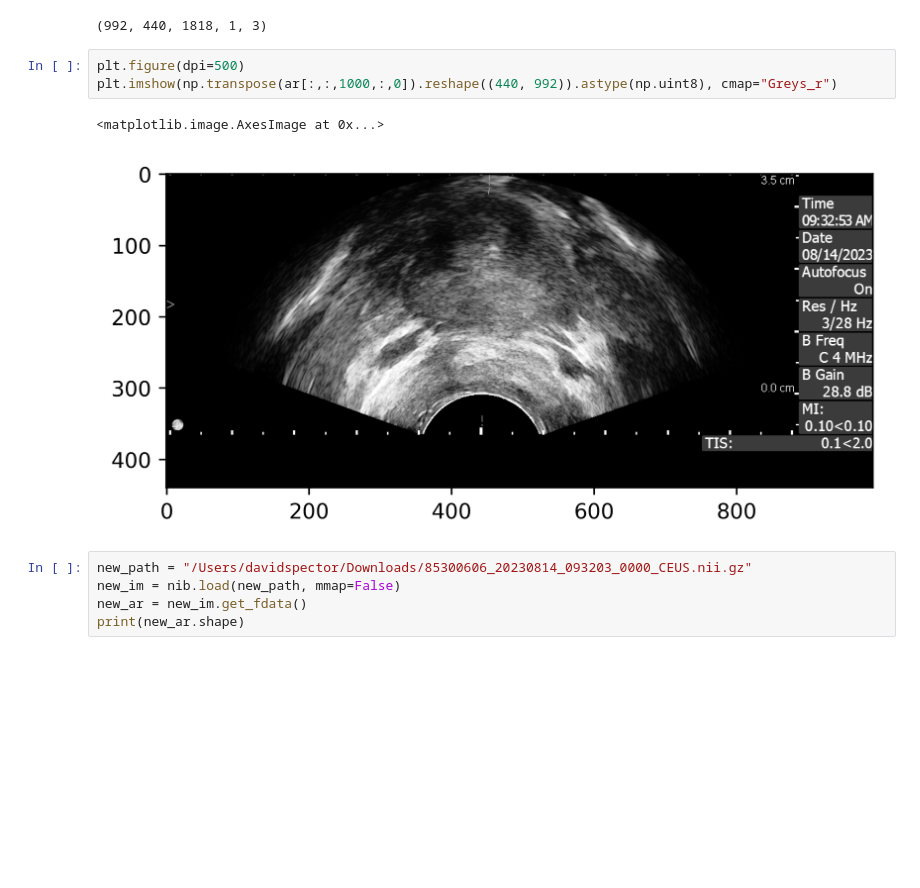
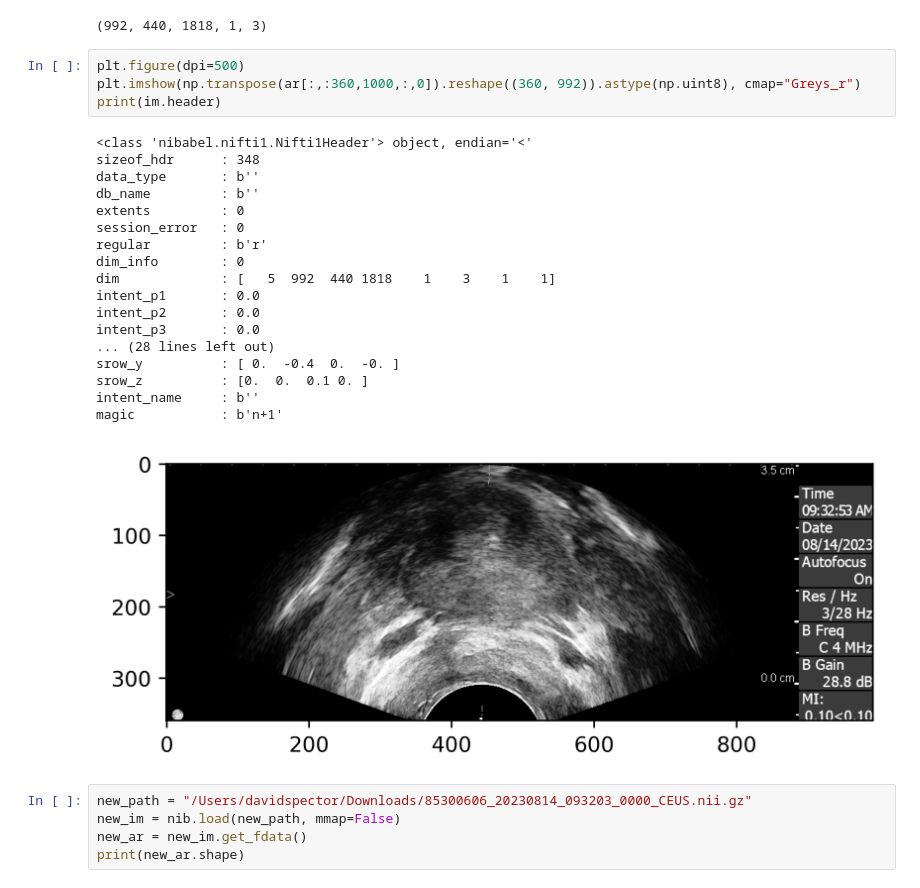
Before and after one commit to azifan/Qultra, a Jupyter notebook: testNifti.ipynb, the cells around one changed output. Saved outputs shown, nothing was run; the diff lists cells and outputs as text; blank space fills up the shorter version.

Commit message:
Playing with testNifti

```diff
--- a/testNifti.ipynb
+++ b/testNifti.ipynb
@@ -13,10 +13,27 @@ print(ar.shape)
 (992, 440, 1818, 1, 3)
 # %%
 plt.figure(dpi=500)
-plt.imshow(np.transpose(ar[:,:,1000,:,0]).reshape((440, 992)).astype(np.uint8), cmap="Greys_r")
+plt.imshow(np.transpose(ar[:,:360,1000,:,0]).reshape((360, 992)).astype(np.uint8), cmap="Greys_r")
+print(im.header)
 # %% [output]
-<matplotlib.image.AxesImage at 0x...>
+<class 'nibabel.nifti1.Nifti1Header'> object, endian='<'
+sizeof_hdr      : 348
+data_type       : b''
+db_name         : b''
+extents         : 0
+session_error   : 0
+regular         : b'r'
+dim_info        : 0
+dim             : [   5  992  440 1818    1    3    1    1]
+intent_p1       : 0.0
+intent_p2       : 0.0
+intent_p3       : 0.0
+... (28 lines left out)
+srow_y          : [ 0.  -0.4  0.  -0. ]
+srow_z          : [0.  0.  0.1 0. ]
+intent_name     : b''
+magic           : b'n+1'
-[figure, old version]
+[figure, new version]
 # %%
 new_path = "/Users/davidspector/Downloads/85300606_20230814_093203_0000_CEUS.nii.gz"
 new_im = nib.load(new_path, mmap=False)
```
